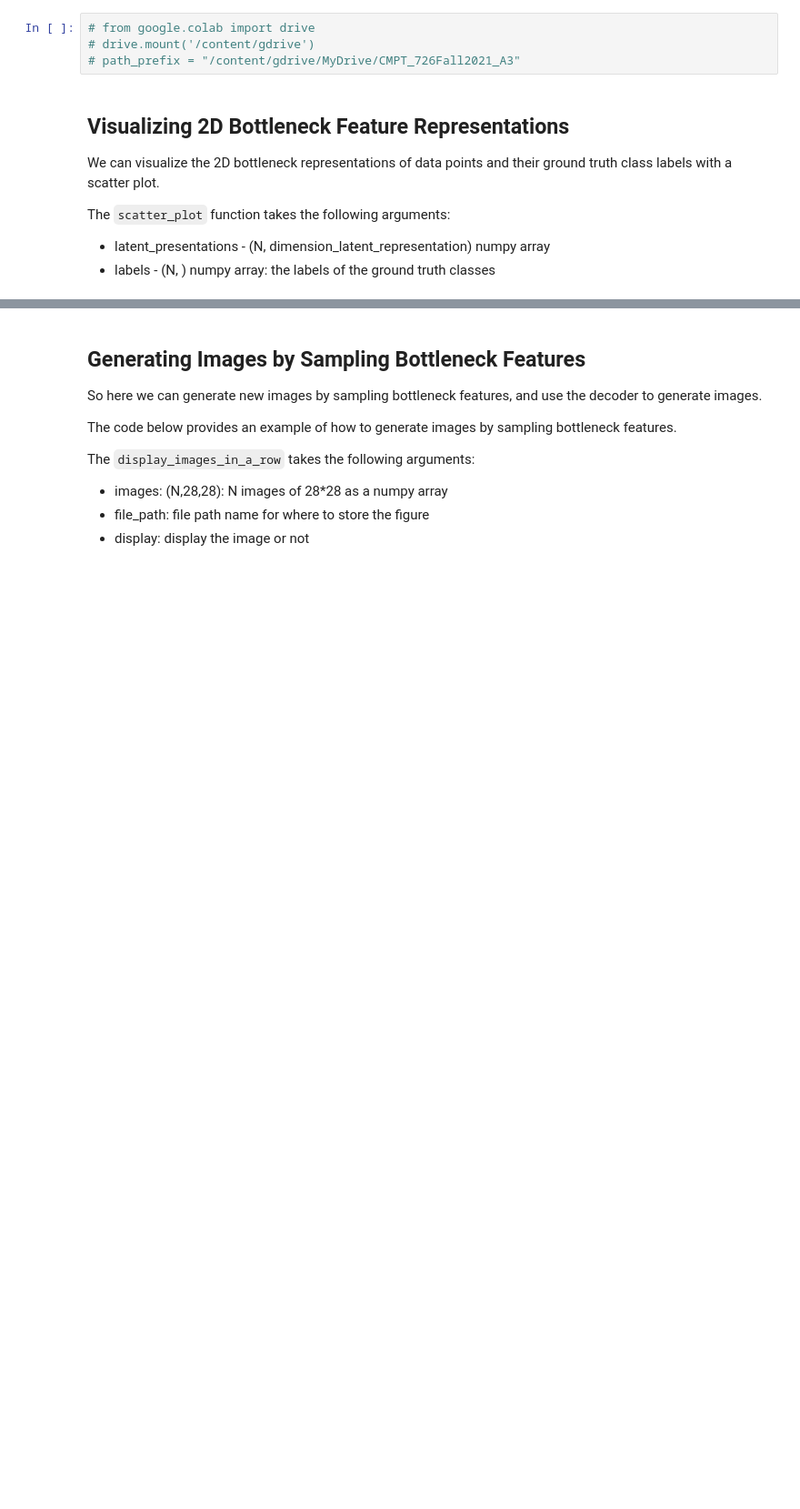
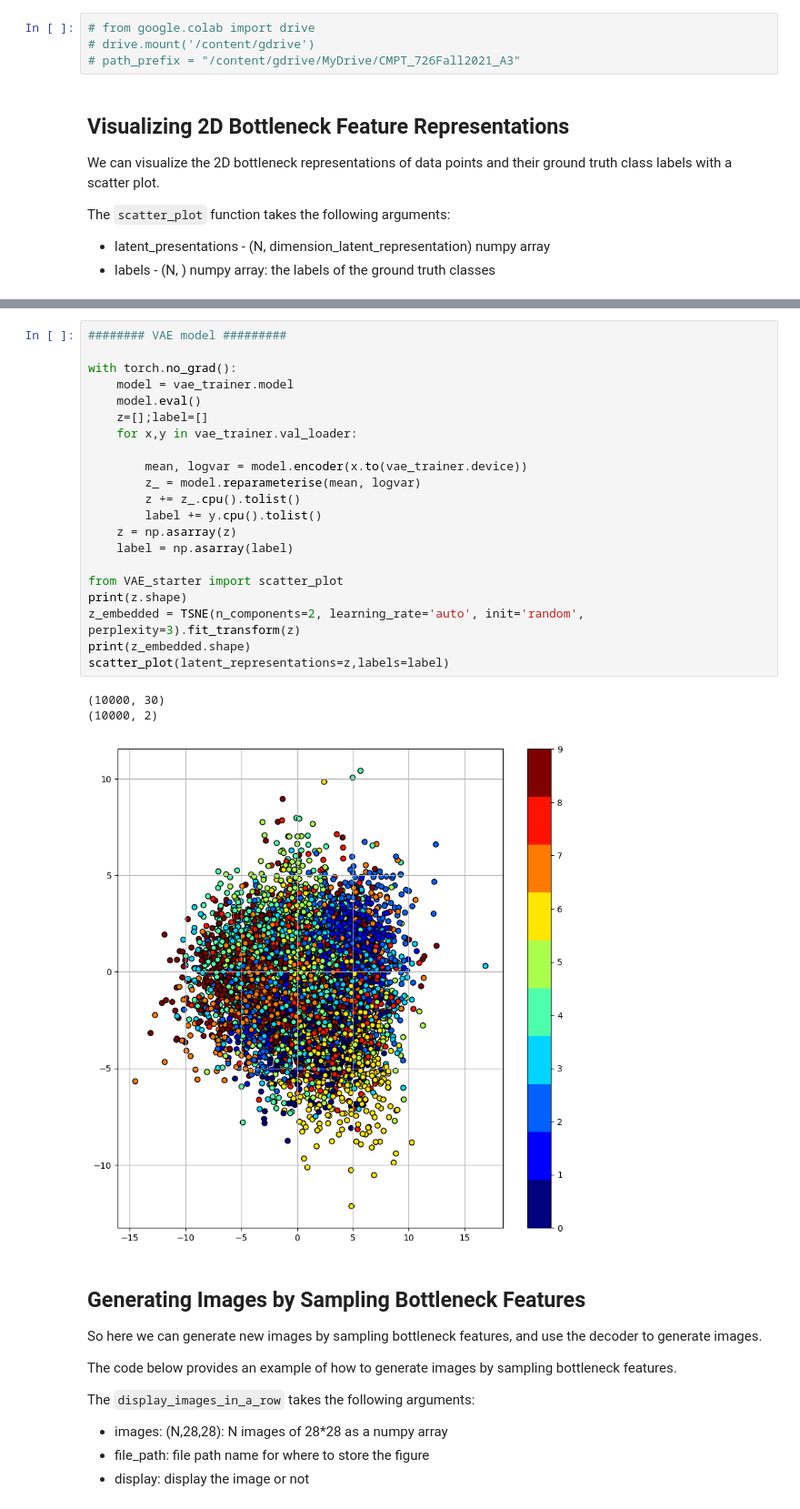
Before and after one commit to charan250498/Auto-Encoders_and_VAE, a Jupyter notebook: Q2.d/Autoencoder_sample.ipynb, the cells around one changed output, grey strips where cells are left out. Shown at 91% size. Cells and saved outputs as stored; diff of their text form; blank space fills up the shorter version.

```diff
--- a/Q2.d/Autoencoder_sample.ipynb
+++ b/Q2.d/Autoencoder_sample.ipynb
@@ -250,3 +278,28 @@ scatter_plot(latent_representations=z,labels=label)
+# %%
+######## VAE model #########
+
+with torch.no_grad():
+    model = vae_trainer.model
+    model.eval()
+    z=[];label=[]
+    for x,y in vae_trainer.val_loader:
+
+        mean, logvar = model.encoder(x.to(vae_trainer.device))
+        z_ = model.reparameterise(mean, logvar)
+        z += z_.cpu().tolist()
+        label += y.cpu().tolist()
+    z = np.asarray(z)
+    label = np.asarray(label)
+
+from VAE_starter import scatter_plot
+print(z.shape)
+z_embedded = TSNE(n_components=2, learning_rate='auto', init='random', perplexity=3).fit_transform(z)
+print(z_embedded.shape)
+scatter_plot(latent_representations=z,labels=label)
+# %% [output]
+(10000, 30)
+(10000, 2)
+[figure, added]
 # %% [markdown]
 ## Generating Images by Sampling Bottleneck Features
 
```
Also changed, not shown: parts of 10 cells of this notebook, 3 other files.
